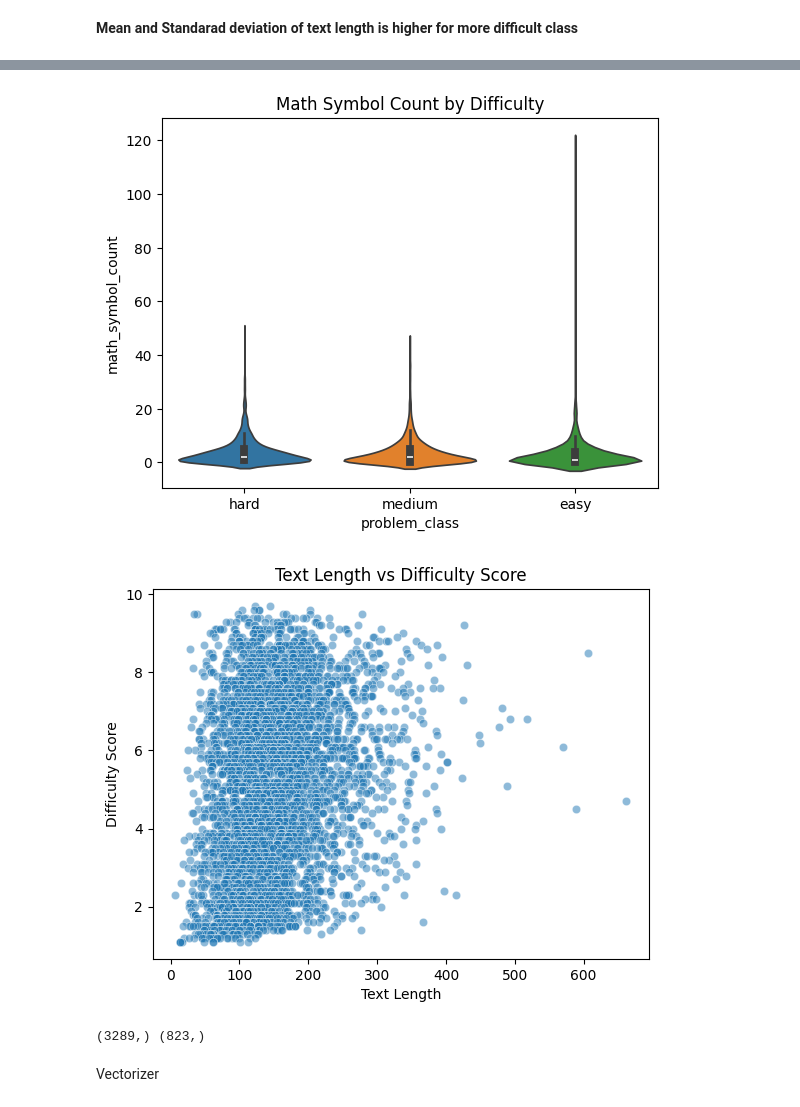
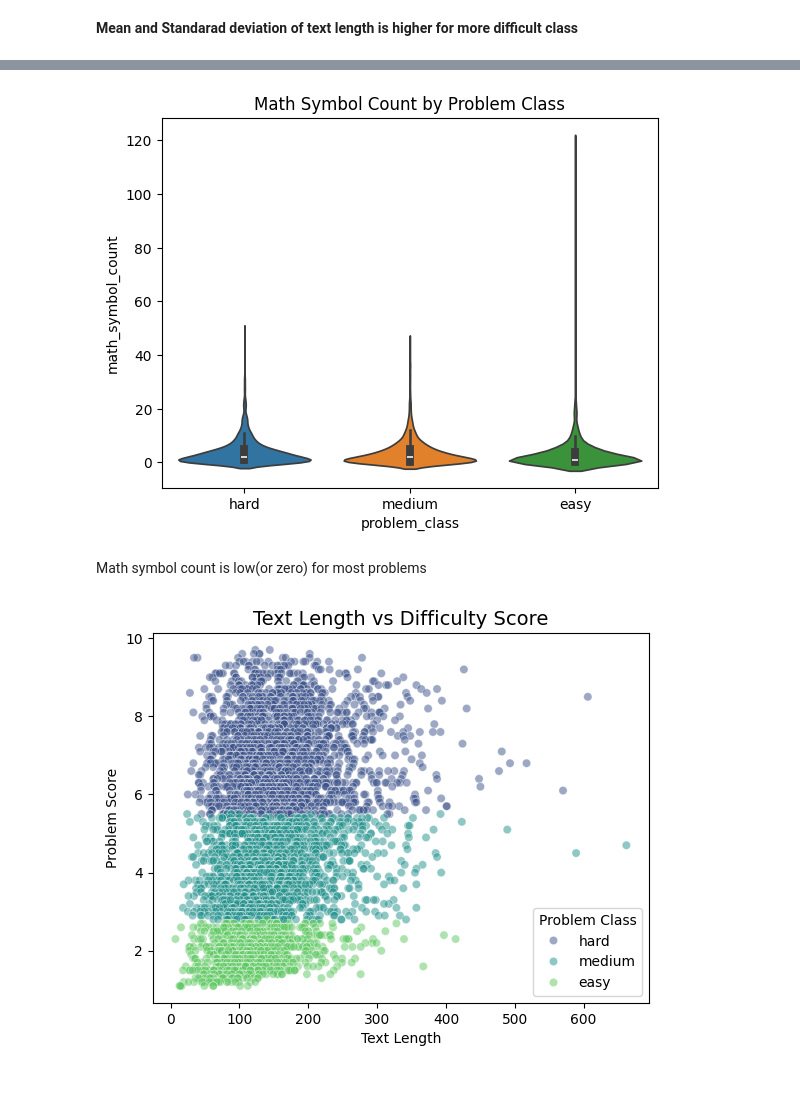
Before and after one commit to AmareswarNagam/AutoJudge, a Jupyter notebook: autojudge.ipynb, the cells around one changed output, grey strips where cells are left out. Drawn from its saved outputs; the diff is of its cells as text; code cells hidden in the pictures.

```diff
--- a/autojudge.ipynb
+++ b/autojudge.ipynb
@@ -119,13 +119,8 @@ for col in cols:
 # %%
 # combining all text columns
 df["text"] = (
-    df["title"]
-    + " "
-    + df["description"]
-    + " "
-    + df["input_description"]
-    + " "
-    + df["output_description"]
+    df["title"] + " " + df["description"] + " " +
+    df["input_description"] + " " + df["output_description"]
 )
 # %%
 df["text"].iloc[0]
@@ -298,19 +265,25 @@ sns.violinplot(
     y="math_symbol_count",
     hue="problem_class"
 )
-plt.title("Math Symbol Count by Difficulty")
+plt.title("Math Symbol Count by Problem Class")
 plt.show()
 # %% [output]
-[figure, old version]
+[figure, new version]
+# %% [markdown]
+Math symbol count is low(or zero) for most problems
 # %%
 sns.scatterplot(
     x=engineered_features_df["text_length"],
     y=df["problem_score"],
-    alpha=0.5,
+    hue=df["problem_class"],
+    palette="viridis",
+    alpha=0.5
 )
-plt.title("Text Length vs Difficulty Score")
+
+plt.title("Text Length vs Difficulty Score", fontsize=14)
 plt.xlabel("Text Length")
-plt.ylabel("Difficulty Score")
+plt.ylabel("Problem Score")
+plt.legend(title="Problem Class")
 plt.show()
 # %% [output]
-[figure, old version]
+[figure, new version]
@@ -332,6 +289,0 @@ X_train, X_test, y_train, y_test = train_test_split(
-# %%
-print(X_train.shape, X_test.shape)
-# %% [output]
-(3289,) (823,)
-# %% [markdown]
-Vectorizer
```
Also changed, not shown: parts of 78 cells of this notebook.
